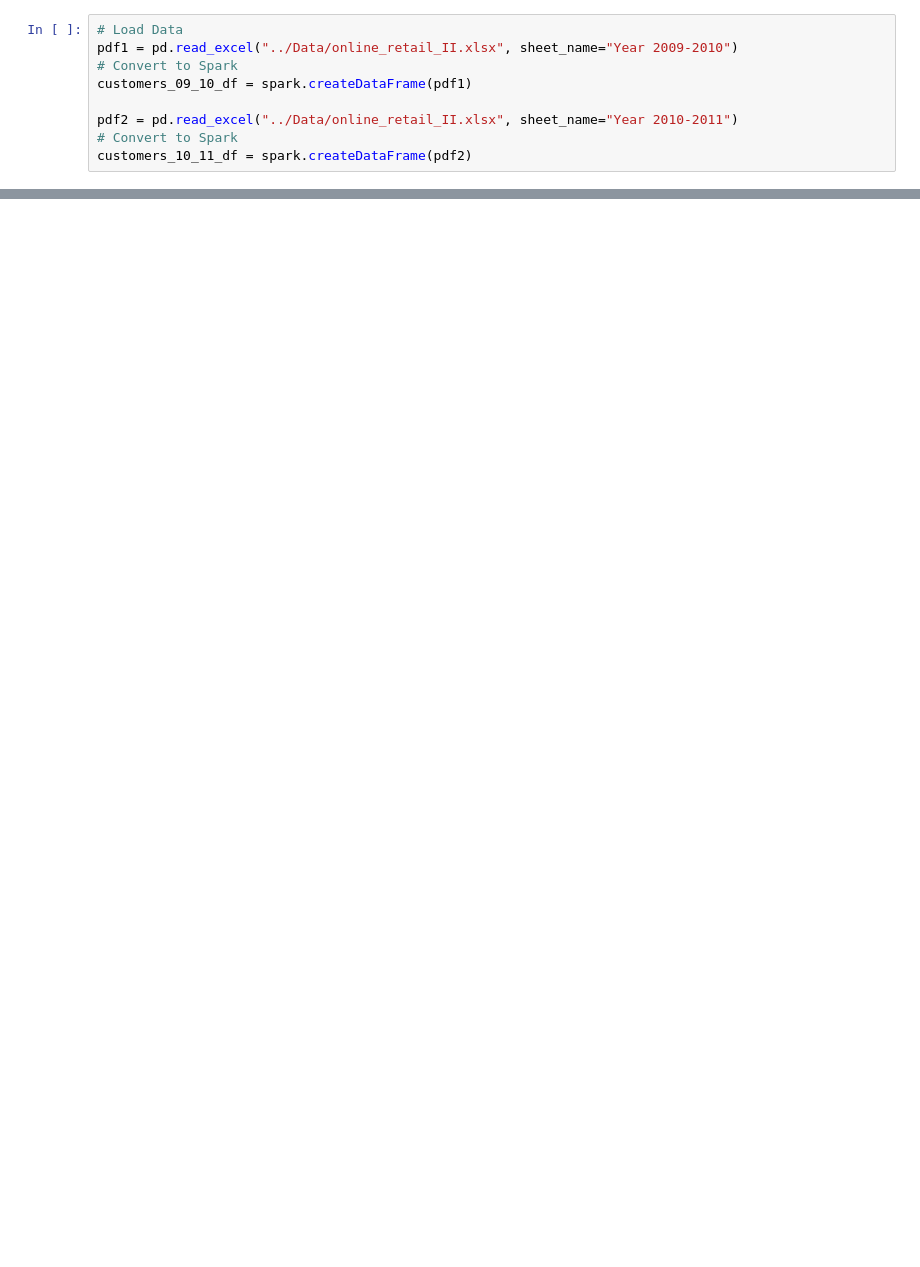
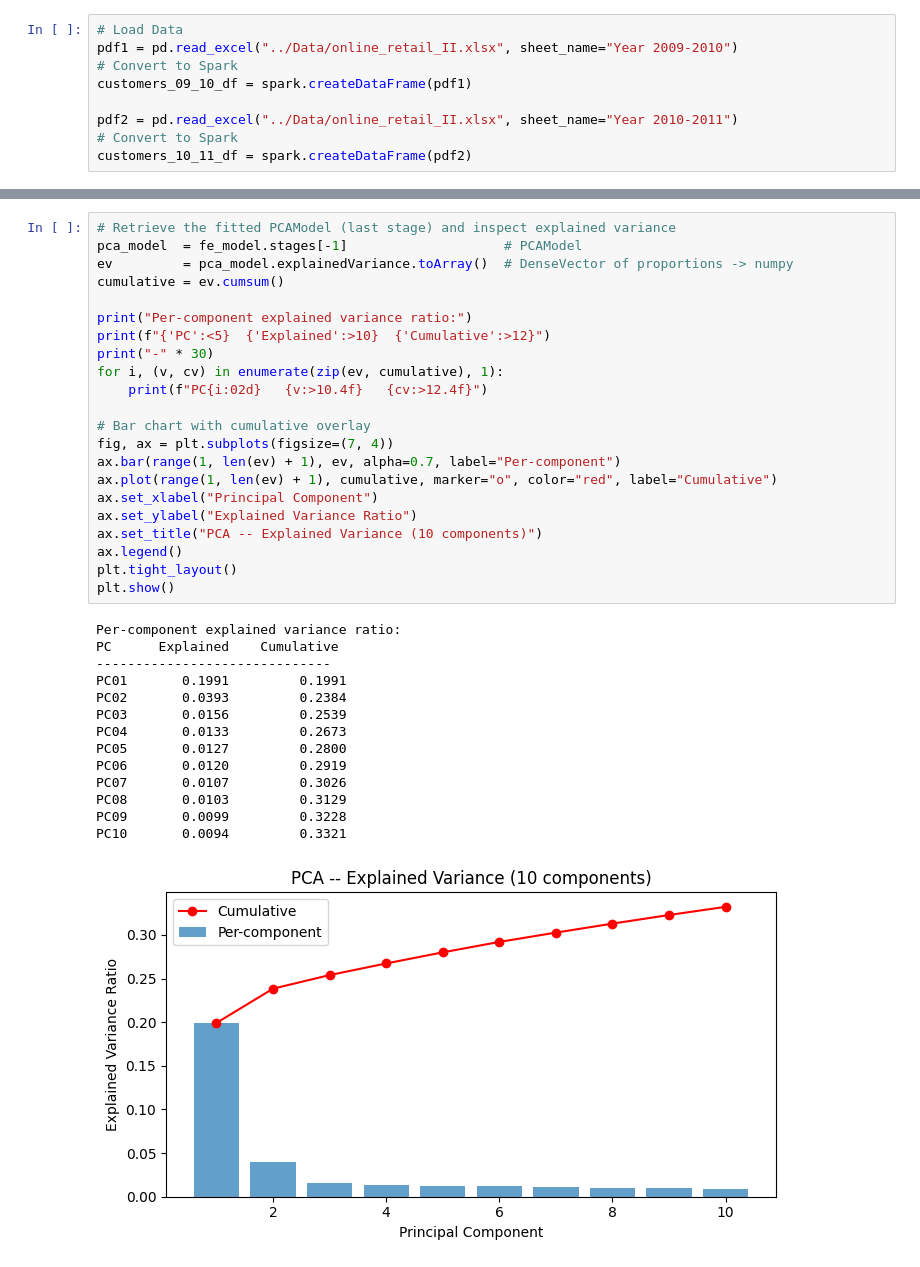
Before and after one commit to luisbdavila/BDA_project, a Jupyter notebook: Notebooks/ml.ipynb, the cells around one changed output, grey strips where cells are left out. Drawn from its saved outputs; the diff is of its cells as text; blank space fills up the shorter version.

```diff
--- a/Notebooks/ml.ipynb
+++ b/Notebooks/ml.ipynb
@@ -51,0 +488,37 @@ customers_10_11_df = spark.createDataFrame(pdf2)
+# %%
+# Retrieve the fitted PCAModel (last stage) and inspect explained variance
+pca_model  = fe_model.stages[-1]                    # PCAModel
+ev         = pca_model.explainedVariance.toArray()  # DenseVector of proportions -> numpy
+cumulative = ev.cumsum()
+
+print("Per-component explained variance ratio:")
+print(f"{'PC':<5}  {'Explained':>10}  {'Cumulative':>12}")
+print("-" * 30)
+for i, (v, cv) in enumerate(zip(ev, cumulative), 1):
+    print(f"PC{i:02d}   {v:>10.4f}   {cv:>12.4f}")
+
+# Bar chart with cumulative overlay
+fig, ax = plt.subplots(figsize=(7, 4))
+ax.bar(range(1, len(ev) + 1), ev, alpha=0.7, label="Per-component")
+ax.plot(range(1, len(ev) + 1), cumulative, marker="o", color="red", label="Cumulative")
+ax.set_xlabel("Principal Component")
+ax.set_ylabel("Explained Variance Ratio")
+ax.set_title("PCA -- Explained Variance (10 components)")
+ax.legend()
+plt.tight_layout()
+plt.show()
+# %% [output]
+Per-component explained variance ratio:
+PC      Explained    Cumulative
+------------------------------
+PC01       0.1991         0.1991
+PC02       0.0393         0.2384
+PC03       0.0156         0.2539
+PC04       0.0133         0.2673
+PC05       0.0127         0.2800
+PC06       0.0120         0.2919
+PC07       0.0107         0.3026
+PC08       0.0103         0.3129
+PC09       0.0099         0.3228
+PC10       0.0094         0.3321
+[figure, added]
```
Also changed, not shown: parts of 38 cells of this notebook, 1 other file.
